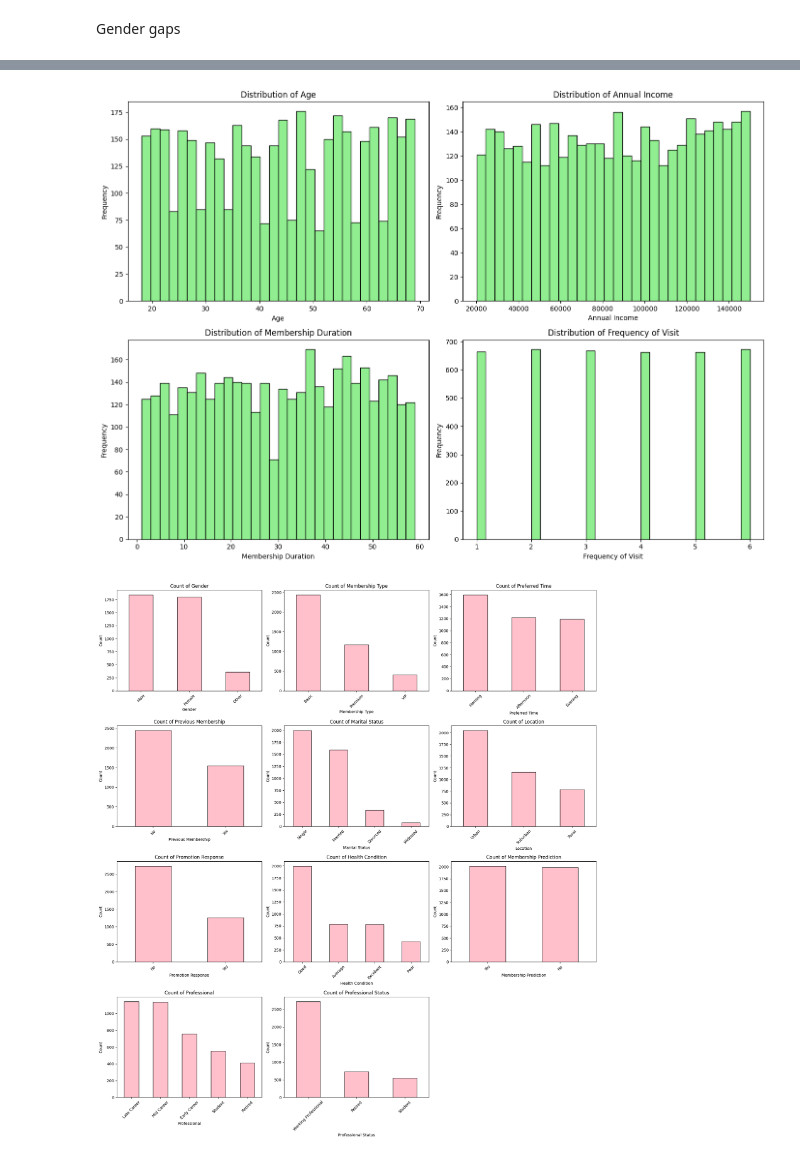
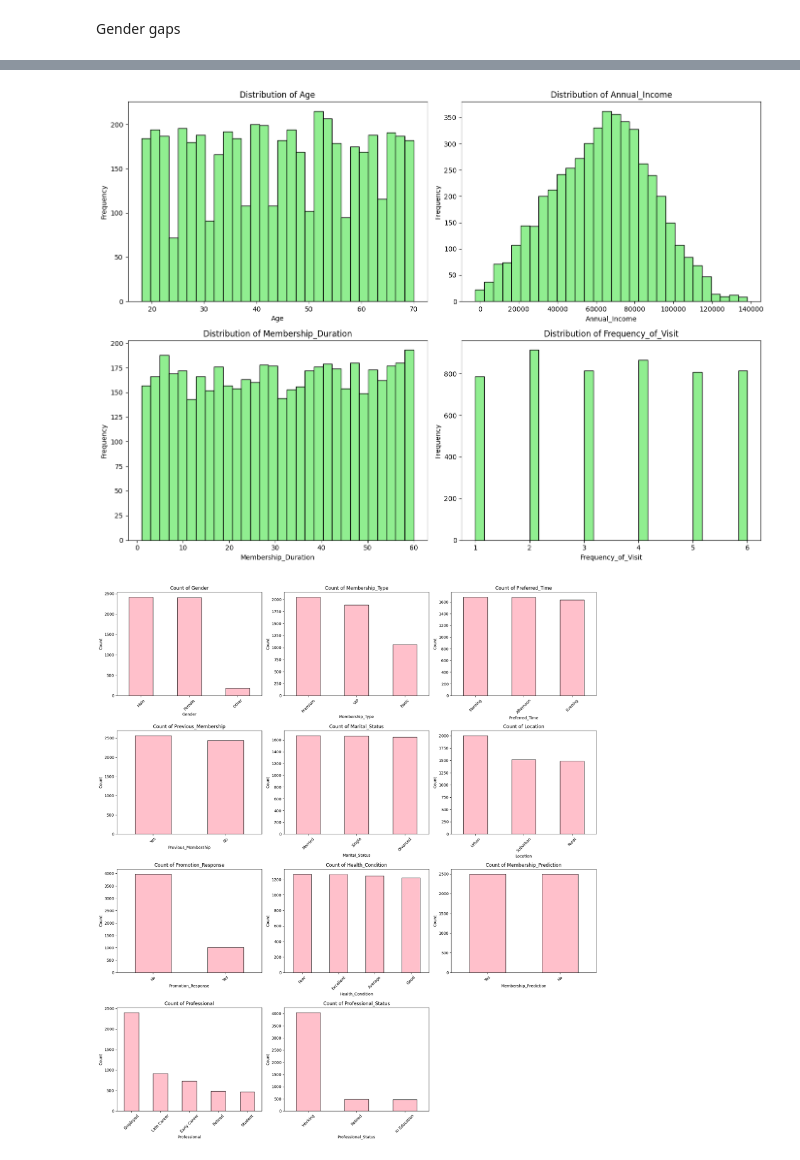
Before and after one commit to UtkuEla/techlab_data_science_project, a Jupyter notebook: DatasetGymPred_NL.ipynb, the cells around one changed output, grey strips where cells are left out. Cells and saved outputs as stored; diff of their text form; code cells hidden in the pictures.

Commit message:
New synthetic dataset

```diff
--- a/DatasetGymPred_NL.ipynb
+++ b/DatasetGymPred_NL.ipynb
@@ -2,7 +2,7 @@
 import pandas as pd
 
 # Load the dataset
-file_path = 'data/gym_mem_pred.csv'
+file_path = 'data/dataset_gym_membership_group2.csv'
 df = pd.read_csv(file_path)
 
 
@@ -191,7 +255,7 @@ import matplotlib.pyplot as plt
 # 1. Distribution of Numerical Variables
 plt.figure(figsize=(14, 10))
 
-numerical_cols = ['Age', 'Annual Income', 'Membership Duration', 'Frequency of Visit']
+numerical_cols = ['Age', 'Annual_Income', 'Membership_Duration', 'Frequency_of_Visit']
 
 for i, col in enumerate(numerical_cols):
     plt.subplot(2, 2, i + 1)
@@ -206,37 +270,37 @@ plt.show()
 # 2. Count Plots for Categorical Variables
 plt.figure(figsize=(18, 20))
 
-categorical_cols = ['Gender', 'Membership Type', 'Preferred Time', 'Previous Membership',
-                    'Marital Status', 'Location', 'Promotion Response', 'Health Condition',
-                    'Membership Prediction', 'Professional', 'Professional Status']
+categorical_cols = ['Gender', 'Membership_Type', 'Preferred_Time', 'Previous_Membership',
+                    'Marital_Status', 'Location', 'Promotion_Response', 'Health_Condition',
+                    'Membership_Prediction', 'Professional', 'Professional_Status']
 
 for i, col in enumerate(categorical_cols):
     plt.subplot(4, 3, i + 1)
     df[col].value_counts().plot(kind='bar', color='pink', edgecolor='black')
     plt.title(f'Count of {col}')
     plt.xlabel(col)
     plt.ylabel('Count')
     plt.xticks(rotation=45)
 
 plt.tight_layout()
 plt.show()
 
 # 3. Correlation Matrix for Numerical Variables
 plt.figure(figsize=(10, 6))
 corr_matrix = df[numerical_cols].corr()
 
 plt.imshow(corr_matrix, cmap='coolwarm', interpolation='none')
 plt.colorbar()
 plt.xticks(range(len(numerical_cols)), numerical_cols, rotation=45)
 plt.yticks(range(len(numerical_cols)), numerical_cols)
 plt.title('Correlation Matrix')
 
 # Adding correlation coefficients on the heatmap
 for i in range(len(numerical_cols)):
     for j in range(len(numerical_cols)):
         plt.text(j, i, f'{corr_matrix.iloc[i, j]:.2f}', ha='center', va='center', color='black')
 
 plt.show()
 # %% [output]
-[figure, old version]
+[figure, new version]
-[figure, old version]
+[figure, new version]
```
Also changed, not shown: parts of 14 cells of this notebook, 1 other file.
